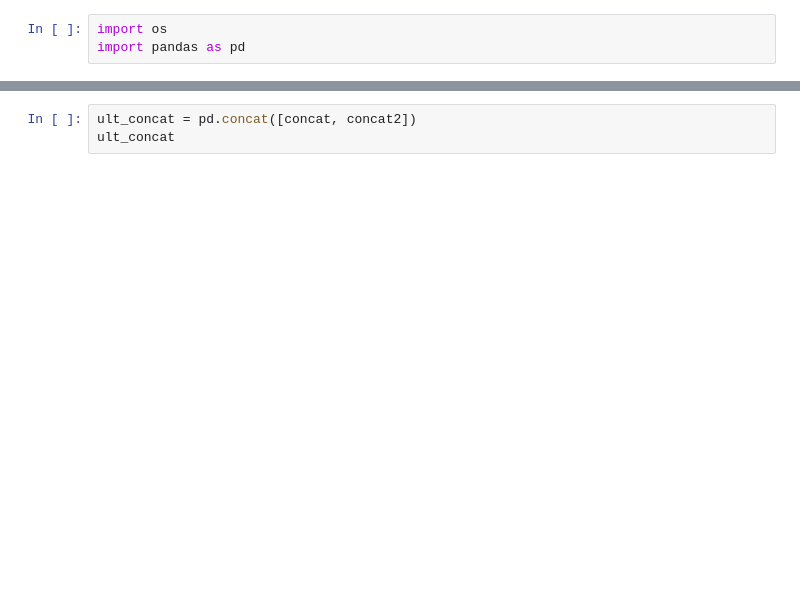
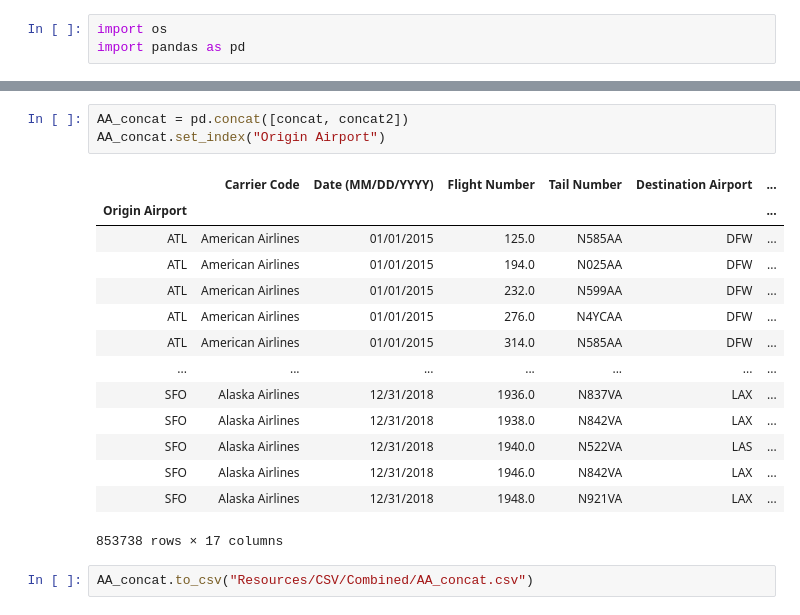
Before and after one commit to jabruhns/group-project-2, a Jupyter notebook: csv_cleanup.ipynb, the cells around one changed output, grey strips where cells are left out. Drawn from its saved outputs; the diff is of its cells as text; blank space fills up the shorter version.

```diff
--- a/csv_cleanup.ipynb
+++ b/csv_cleanup.ipynb
@@ -125,3 +185,20 @@ concat2
 # %%
-ult_concat = pd.concat([concat, concat2])
-ult_concat
+AA_concat = pd.concat([concat, concat2])
+AA_concat.set_index("Origin Airport")
+# %% [output]
+|  | Carrier Code | Date (MM/DD/YYYY) | Flight Number | Tail Number | Destination Airport | ... |
+| Origin Airport |  |  |  |  |  | ... |
+| ATL | American Airlines | 01/01/2015 | 125.0 | N585AA | DFW | ... |
+| ATL | American Airlines | 01/01/2015 | 194.0 | N025AA | DFW | ... |
+| ATL | American Airlines | 01/01/2015 | 232.0 | N599AA | DFW | ... |
+| ATL | American Airlines | 01/01/2015 | 276.0 | N4YCAA | DFW | ... |
+| ATL | American Airlines | 01/01/2015 | 314.0 | N585AA | DFW | ... |
+| ... | ... | ... | ... | ... | ... | ... |
+| SFO | Alaska Airlines | 12/31/2018 | 1936.0 | N837VA | LAX | ... |
+| SFO | Alaska Airlines | 12/31/2018 | 1938.0 | N842VA | LAX | ... |
+| SFO | Alaska Airlines | 12/31/2018 | 1940.0 | N522VA | LAS | ... |
+| SFO | Alaska Airlines | 12/31/2018 | 1946.0 | N842VA | LAX | ... |
+| SFO | Alaska Airlines | 12/31/2018 | 1948.0 | N921VA | LAX | ... |
+853738 rows × 17 columns
+# %%
+AA_concat.to_csv("Resources/CSV/Combined/AA_concat.csv")
```
Also changed, not shown: parts of 7 cells of this notebook, 9 other files.
